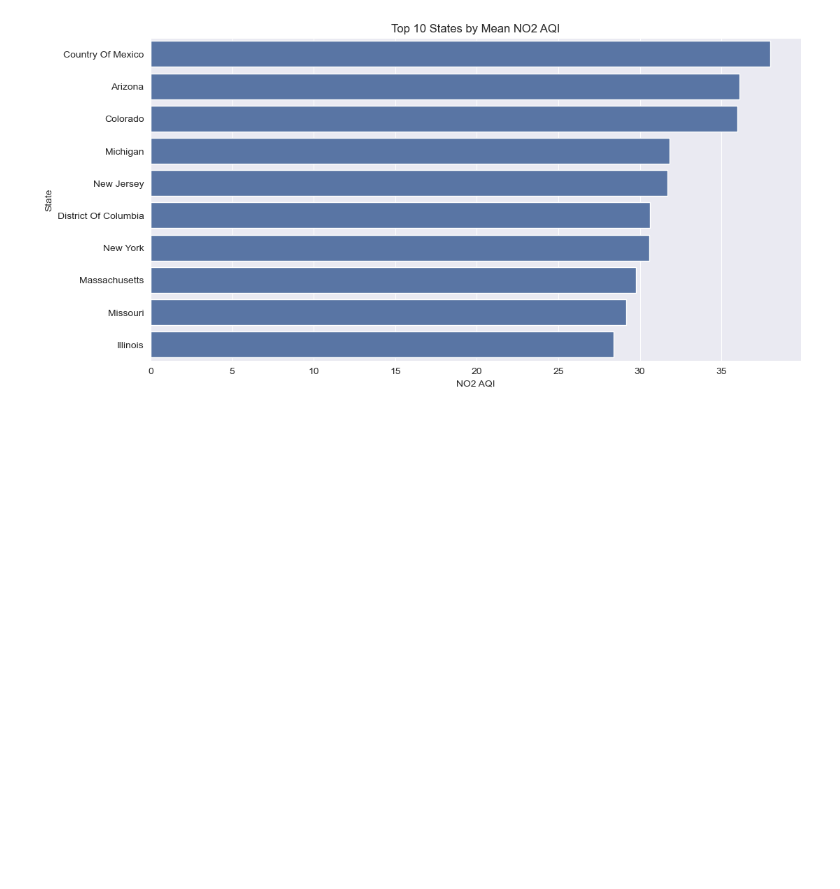
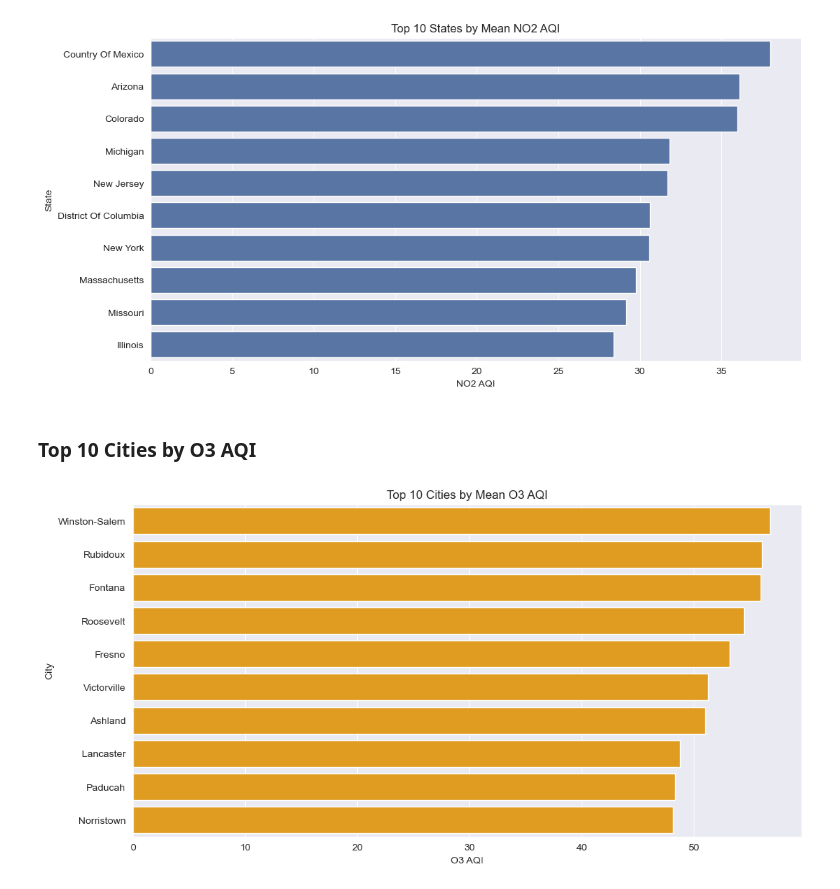
Before and after one commit to aghabidareh/PollutionAnalyzer, a Jupyter notebook: main.ipynb, the cells around one changed output. Saved outputs shown, nothing was run; the diff lists cells and outputs as text; code cells hidden in the pictures; blank space fills up the shorter version.

Commit message:
plot-and-graphs-section-10

```diff
--- a/main.ipynb
+++ b/main.ipynb
@@ -152,3 +152,17 @@ plt.show()
 plt.close()
 # %% [output]
 [figure]
+# %% [markdown]
+### Top 10 Cities by O3 AQI
+# %%
+plt.figure(figsize=(12, 6))
+top_cities_o3 = df.groupby('City')['O3 AQI'].mean().nlargest(10)
+sns.barplot(x=top_cities_o3.values, y=top_cities_o3.index, color='orange')
+plt.title('Top 10 Cities by Mean O3 AQI')
+plt.xlabel('O3 AQI')
+plt.ylabel('City')
+plt.savefig('plots/top_cities_o3_aqi.png')
+plt.show()
+plt.close()
+# %% [output]
+[figure, added]
```
Also changed, not shown: 1 other file.
